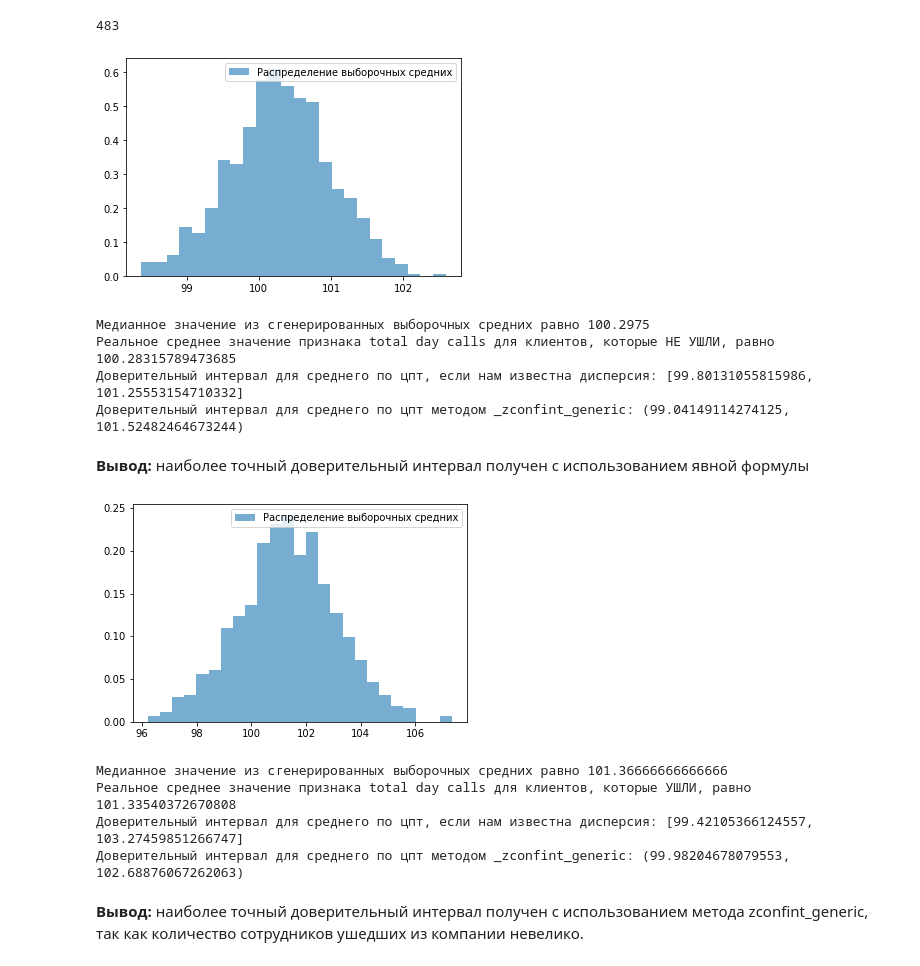
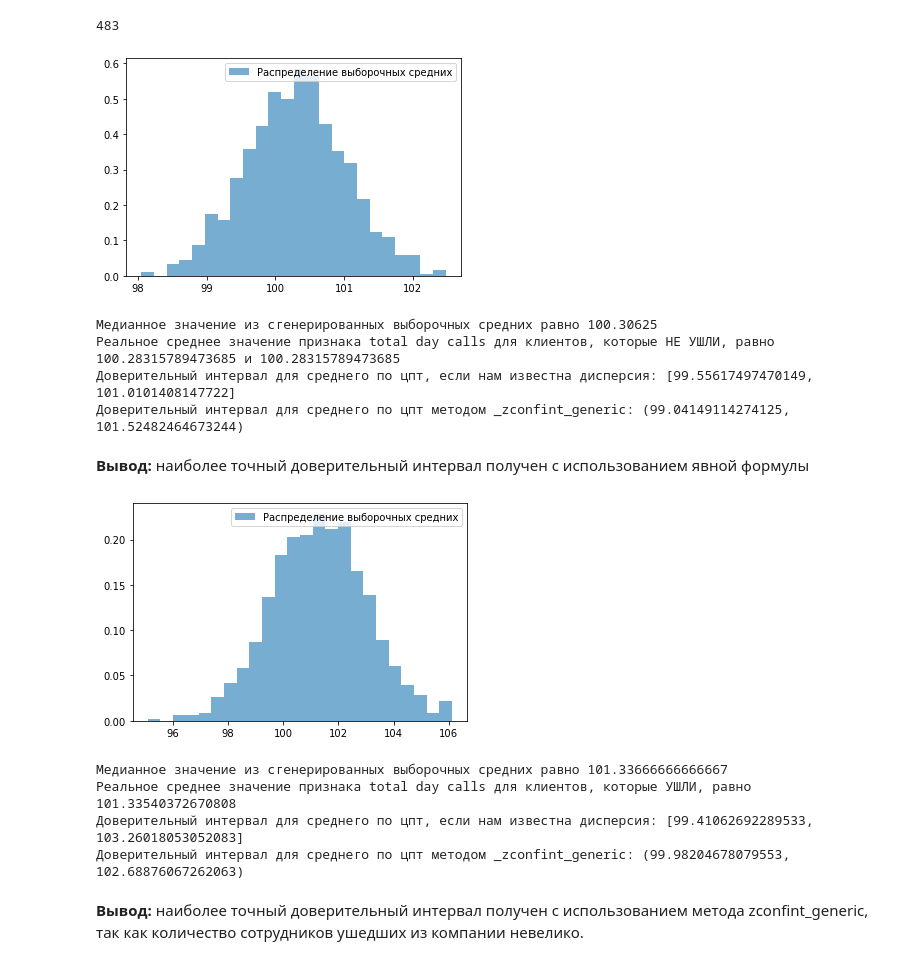
Before and after one commit to Monriel/-Data-Scientist, a Jupyter notebook: module_2/Практика_к_занятию_5-empty.ipynb, the cells around one changed output. Drawn from its saved outputs; the diff is of its cells as text; code cells hidden in the pictures.

```diff
--- a/module_2/Практика_к_занятию_5-empty.ipynb
+++ b/module_2/Практика_к_занятию_5-empty.ipynb
@@ -179,57 +179,68 @@ plt.hist(means_1, density=True, bins='auto', histtype='stepfilled', alpha=0.6, l
 plt.legend()
 plt.show()
 
-# Найдем среднее значение сгенерированной выборки
+# Найдем среднее значение
 real_mean = data_1['total day calls'].mean()
+real_mean_2 = np.mean(data_1['total day calls'])
 print(f'Медианное значение из сгенерированных выборочных средних равно {statistics.median(means_1)}')
-print(f'Реальное среднее значение признака total day calls для клиентов, которые НЕ УШЛИ, равно {real_mean}')
+print(f'Реальное среднее значение признака total day calls для клиентов, которые НЕ УШЛИ, равно {real_mean} и {real_mean_2}')
 
 # Построим доверительные интервалы для среднего значения total day calls
 N = data_1.shape[0]
 data = np.random.choice(data_1['total day calls'], N)
 
+# Было
+# print("Доверительный интервал для среднего по цпт, если нам известна дисперсия: [{}, {}] ".format(
+#     np.mean(data) - 1.96 * data_1['total day calls'].std() / np.sqrt(N-1), np.mean(data) + 1.96 * data_1['total day calls'].std() / np.sqrt(N-1)))
+
+# Изменил выборочное среднее на среднее, аналогично с std
 print("Доверительный интервал для среднего по цпт, если нам известна дисперсия: [{}, {}] ".format(
-    np.mean(data) - 1.96 * data_1['total day calls'].std() / np.sqrt(N-1), np.mean(data) + 1.96 * data_1['total day calls'].std() / np.sqrt(N-1)))
+    np.mean(data_1['total day calls']) - 1.96 * data_1['total day calls'].std(ddof=1) / np.sqrt(N), np.mean(data_1['total day calls']) + 1.96 * data_1['total day calls'].std(ddof=1) / np.sqrt(N)))
 
 print("Доверительный интервал для среднего по цпт методом _zconfint_generic: {} ".format(
     ssw._zconfint_generic(np.mean(data_1['total day calls']),  np.std(data_1['total day calls'], ddof=1), alpha=0.95, alternative='two-sided')))
 # %% [output]
-[figure, old version]
+[figure, new version]
-Медианное значение из сгенерированных выборочных средних равно 100.2975
-Реальное среднее значение признака total day calls для клиентов, которые НЕ УШЛИ, равно 100.28315789473685
-Доверительный интервал для среднего по цпт, если нам известна дисперсия: [99.80131055815986, 101.25553154710332]
+Медианное значение из сгенерированных выборочных средних равно 100.30625
+Реальное среднее значение признака total day calls для клиентов, которые НЕ УШЛИ, равно 100.28315789473685 и 100.28315789473685
+Доверительный интервал для среднего по цпт, если нам известна дисперсия: [99.55617497470149, 101.0101408147722]
 Доверительный интервал для среднего по цпт методом _zconfint_generic: (99.04149114274125, 101.52482464673244)
 # %% [markdown]
 **Вывод:** наиболее точный доверительный интервал получен с использованием явной формулы
 # %%
 # сгенерируем много выборочных средних
 means_2=[]
 for i in range(1000):
     means_2.append(np.random.choice(data_2['total day calls'], 150).mean())
 
 # Построим гистограмму распределения выборочных средних
 plt.hist(means_2, density=True, bins='auto', histtype='stepfilled', alpha=0.6, label='Распределение выборочных средних')
 plt.legend()
 plt.show()
 
-# Найдем среднее значение сгенерированной выборки
+# Найдем среднее значение
 real_mean_2 = data_2['total day calls'].mean()
 print(f'Медианное значение из сгенерированных выборочных средних равно {statistics.median(means_2)}')
 print(f'Реальное среднее значение признака total day calls для клиентов, которые УШЛИ, равно {real_mean_2}')
 
 N = data_2.shape[0]
 data = np.random.choice(data_2['total day calls'], N)
 
+# Было
+# print("Доверительный интервал для среднего по цпт, если нам известна дисперсия: [{}, {}] ".format(
+#     np.mean(data) - 1.96 * data_2['total day calls'].std() / np.sqrt(N-1), np.mean(data) + 1.96 * data_2['total day calls'].std() / np.sqrt(N-1)))
+
+# Изменил выборочное среднее на среднее, аналогично с std
 print("Доверительный интервал для среднего по цпт, если нам известна дисперсия: [{}, {}] ".format(
-    np.mean(data) - 1.96 * data_2['total day calls'].std() / np.sqrt(N-1), np.mean(data) + 1.96 * data_2['total day calls'].std() / np.sqrt(N-1)))
+    np.mean(data_2['total day calls']) - 1.96 * data_2['total day calls'].std(ddof=1) / np.sqrt(N), np.mean(data_2['total day calls']) + 1.96 * data_2['total day calls'].std(ddof=1) / np.sqrt(N)))
 
 print("Доверительный интервал для среднего по цпт методом _zconfint_generic: {} ".format(
     ssw._zconfint_generic(np.mean(data_2['total day calls']),  np.std(data_2['total day calls'], ddof=1), alpha=0.95, alternative='two-sided')))
 # %% [output]
-[figure, old version]
+[figure, new version]
-Медианное значение из сгенерированных выборочных средних равно 101.36666666666666
+Медианное значение из сгенерированных выборочных средних равно 101.33666666666667
 Реальное среднее значение признака total day calls для клиентов, которые УШЛИ, равно 101.33540372670808
-Доверительный интервал для среднего по цпт, если нам известна дисперсия: [99.42105366124557, 103.27459851266747]
+Доверительный интервал для среднего по цпт, если нам известна дисперсия: [99.41062692289533, 103.26018053052083]
 Доверительный интервал для среднего по цпт методом _zconfint_generic: (99.98204678079553, 102.68876067262063)
 # %% [markdown]
 **Вывод:** наиболее точный доверительный интервал получен с использованием метода zconfint_generic, так как количество сотрудников ушедших из компании невелико.
```
